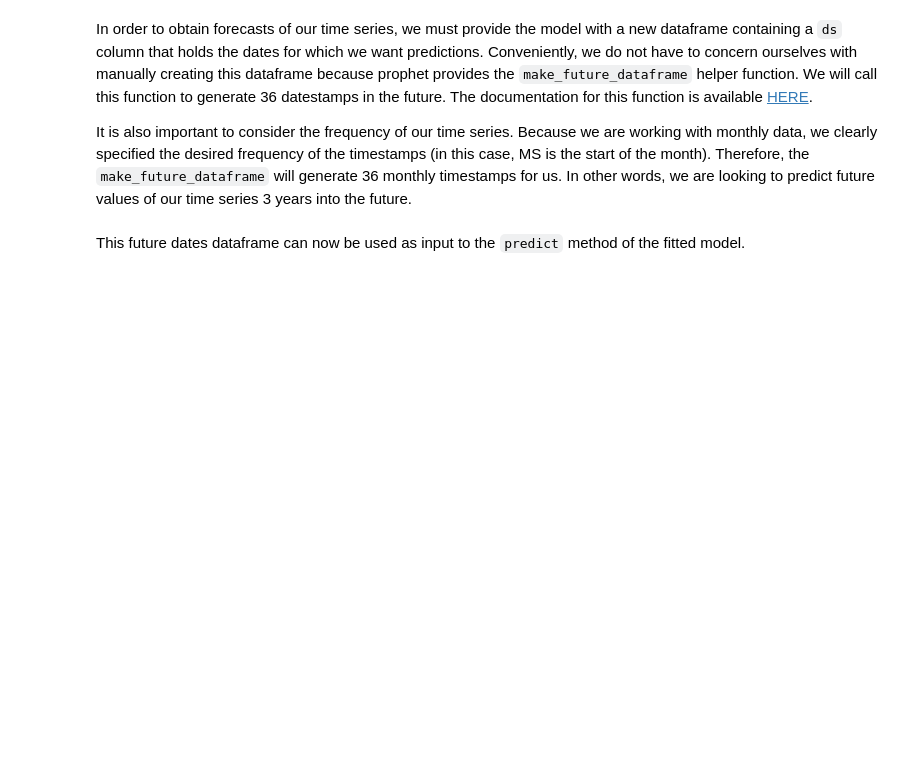
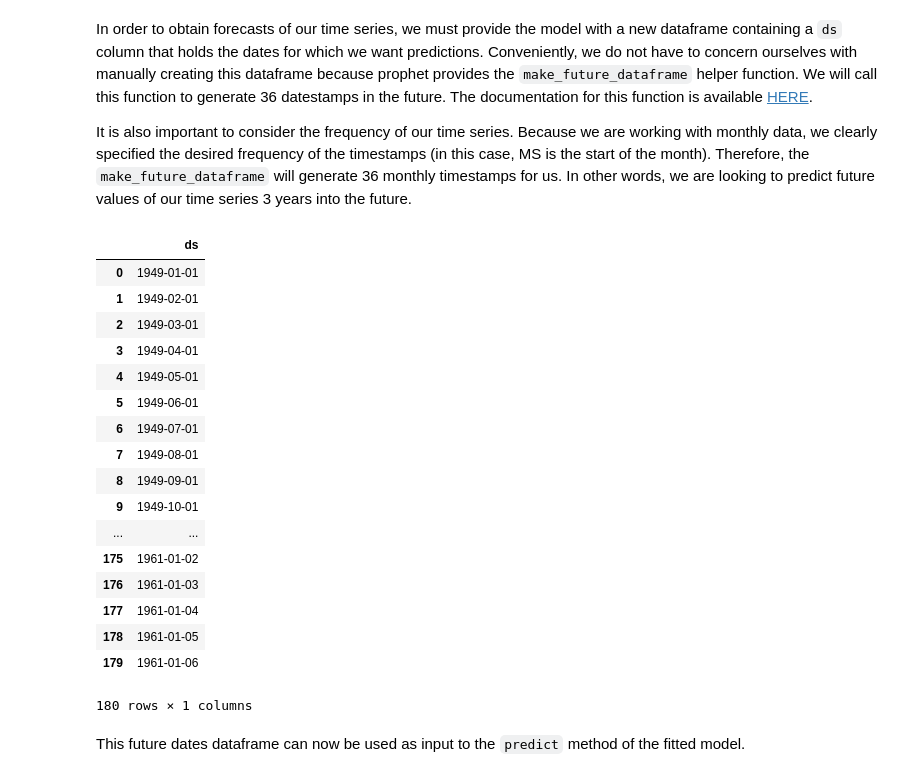
Before and after one commit to ortsed/dsc-facebook-prophet-lab-dc-ds-career-042219, a Jupyter notebook: index.ipynb, the cells around one changed output. Drawn from its saved outputs; the diff is of its cells as text; code cells hidden in the pictures; blank space fills up the shorter version.

```diff
--- a/index.ipynb
+++ b/index.ipynb
@@ -140,13 +140,32 @@ It is also important to consider the frequency of our time series. Because we ar
 # %%
 # USe make_future_dataframe with a monthly frequency and periods = 36 for 3 years
 
-pr.make_future_dataframe()
+pr.make_future_dataframe(36)
 # 	ds
 # 175	1963-08-01
 # 176	1963-09-01
 # 177	1963-10-01
 # 178	1963-11-01
 # 179	1963-12-01
+# %% [output]
+|  | ds |
+| 0 | 1949-01-01 |
+| 1 | 1949-02-01 |
+| 2 | 1949-03-01 |
+| 3 | 1949-04-01 |
+| 4 | 1949-05-01 |
+| 5 | 1949-06-01 |
+| 6 | 1949-07-01 |
+| 7 | 1949-08-01 |
+| 8 | 1949-09-01 |
+| 9 | 1949-10-01 |
+| ... | ... |
+| 175 | 1961-01-02 |
+| 176 | 1961-01-03 |
+| 177 | 1961-01-04 |
+| 178 | 1961-01-05 |
+| 179 | 1961-01-06 |
+180 rows × 1 columns
 # %% [markdown]
 This future dates dataframe can now be used as input to the `predict` method of the fitted model.
 # %%
```
